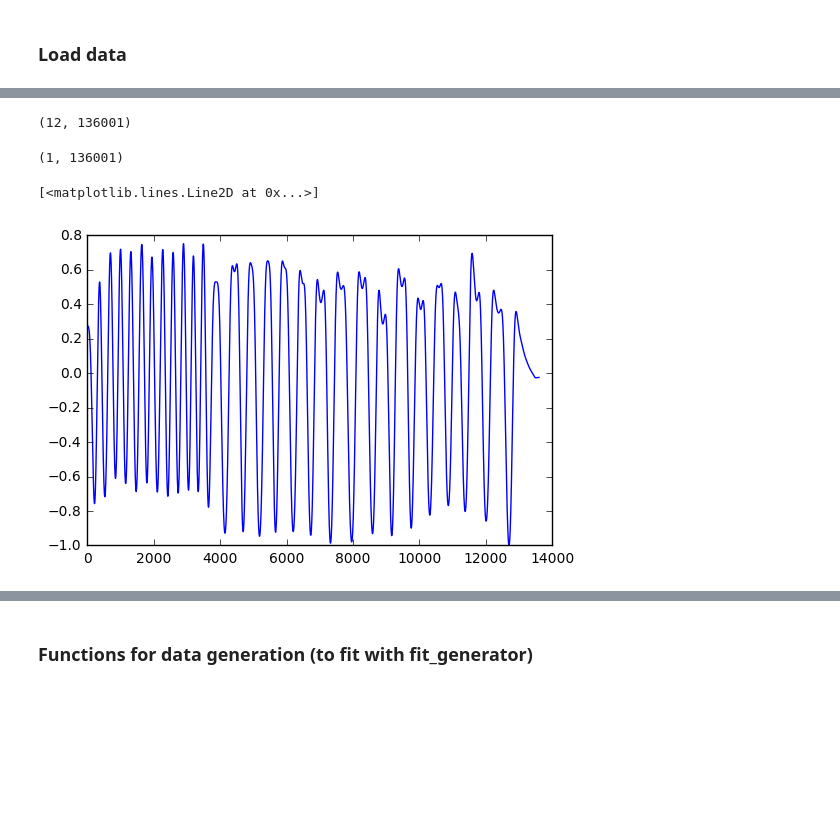
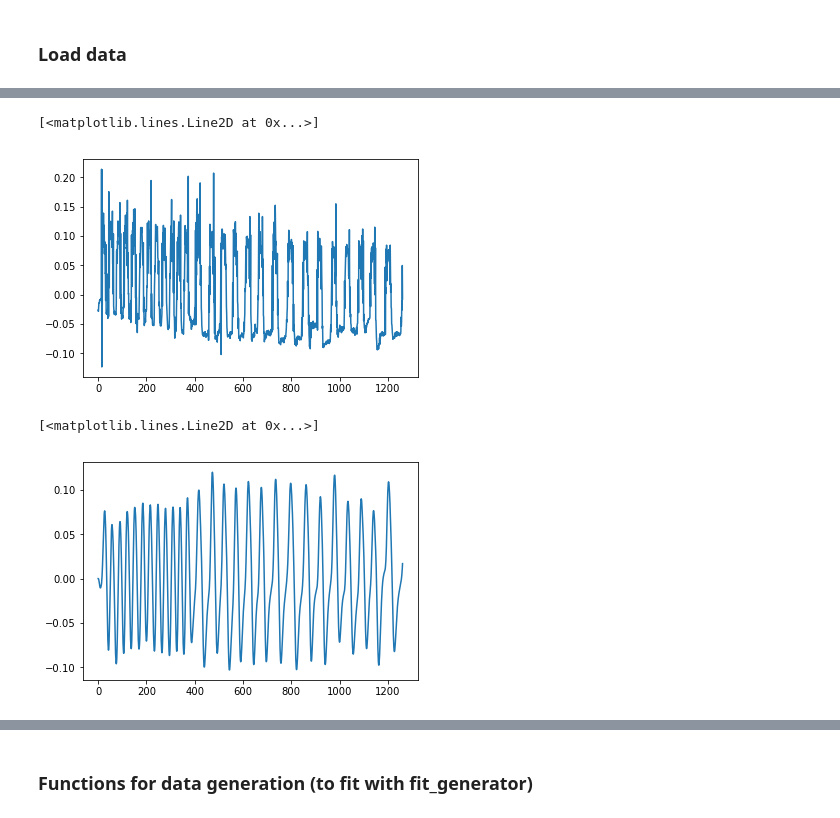
Before and after one commit to voxxys/dl_sandbox, a Jupyter notebook: ecog/Untitled.ipynb, the cells around one changed output, grey strips where cells are left out. Saved outputs shown, nothing was run; the diff lists cells and outputs as text; code cells hidden in the pictures; blank space fills up the shorter version.

```diff
--- a/ecog/Untitled.ipynb
+++ b/ecog/Untitled.ipynb
@@ -23,3 +23,16 @@ ecog_matfile = io.loadmat('test_ecog_data.mat')
 raw_data = ecog_matfile['raw_data']
 raw_acc = ecog_matfile['raw_acc']
 mv_acc = ecog_matfile['mv_acc']
+
+sampling_rate = 2000
+
+raw_data = raw_data[:,0:-10000]
+raw_acc = raw_acc[:,0:-10000]
+mv_acc = mv_acc[:,0:-10000]
+
+print(raw_data.shape)
+print(raw_acc.shape)
+print(mv_acc.shape)
+
+len_raw_data = raw_data.shape[1]
+print(len_raw_data)
@@ -48,13 +55,5 @@ chan_names
-# %%
-raw_data.shape
-# %% [output]
-(12, 136001)
-# %%
-mv_acc.shape
-# %% [output]
-(1, 136001)
 # %%
-plt.plot(mv_acc[0,::10])
+plt.plot(raw_acc[0,::100])
 # %% [output]
 [<matplotlib.lines.Line2D at 0x...>]
-[figure, old version]
+[figure, new version]
@@ -71,3 +60,10 @@ len_raw_data = raw_data.shape[1]
+# %%
+raw_acc_f = butter_bandpass_filter(raw_acc, 0.1, 1, sampling_rate, order=3, how_to_filt = 'separately')
+raw_acc_f.shape
+plt.plot(raw_acc_f[0,::100])
+# %% [output]
+[<matplotlib.lines.Line2D at 0x...>]
+[figure, added]
 # %%
 raw_data_train = raw_data[4:8,0:(len_raw_data//2)]
 raw_data_val = raw_data[4:8,(len_raw_data//2):(2*len_raw_data//3)]
```
Also changed, not shown: parts of 83 cells of this notebook, 9 other files.
